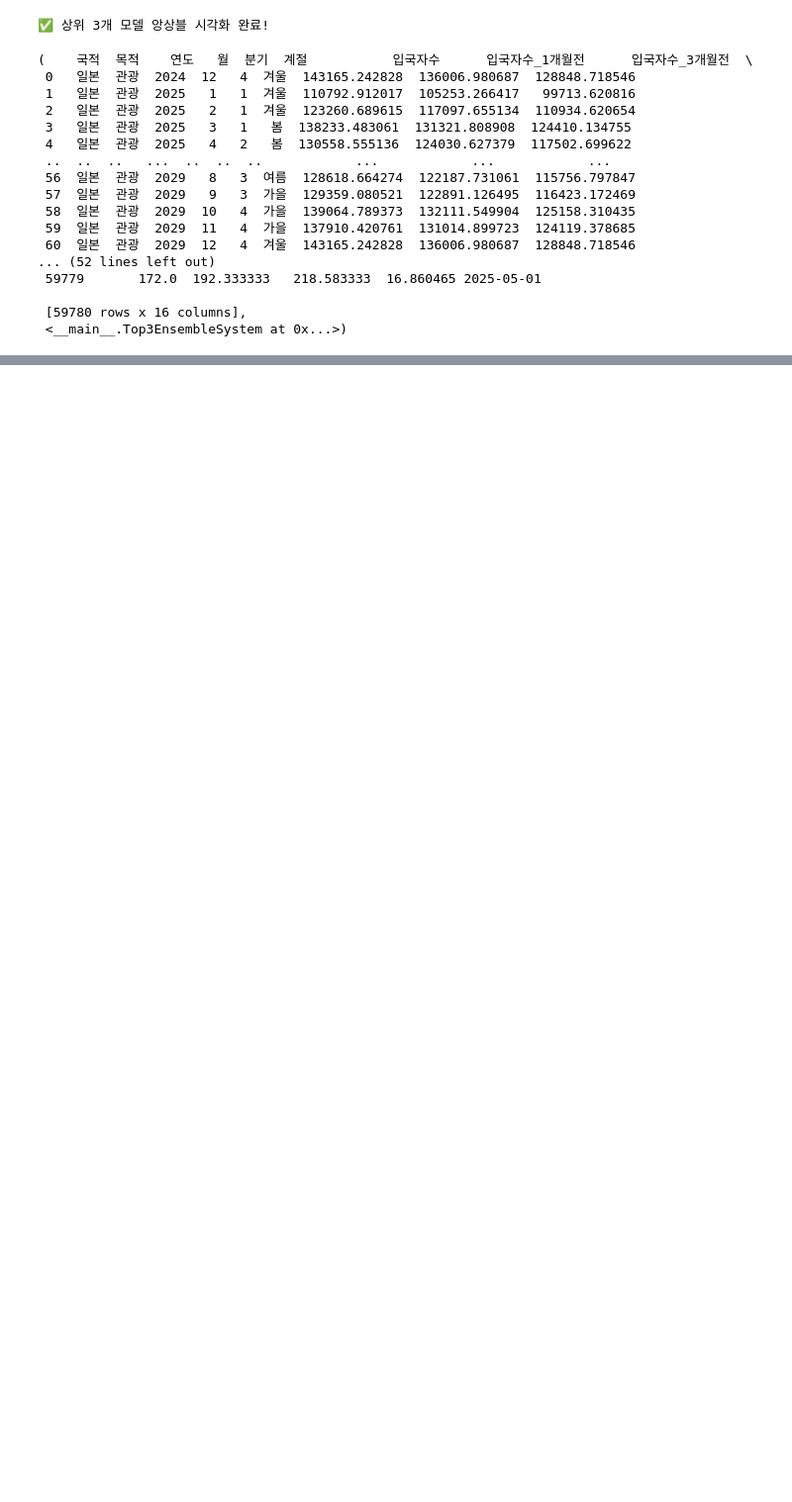
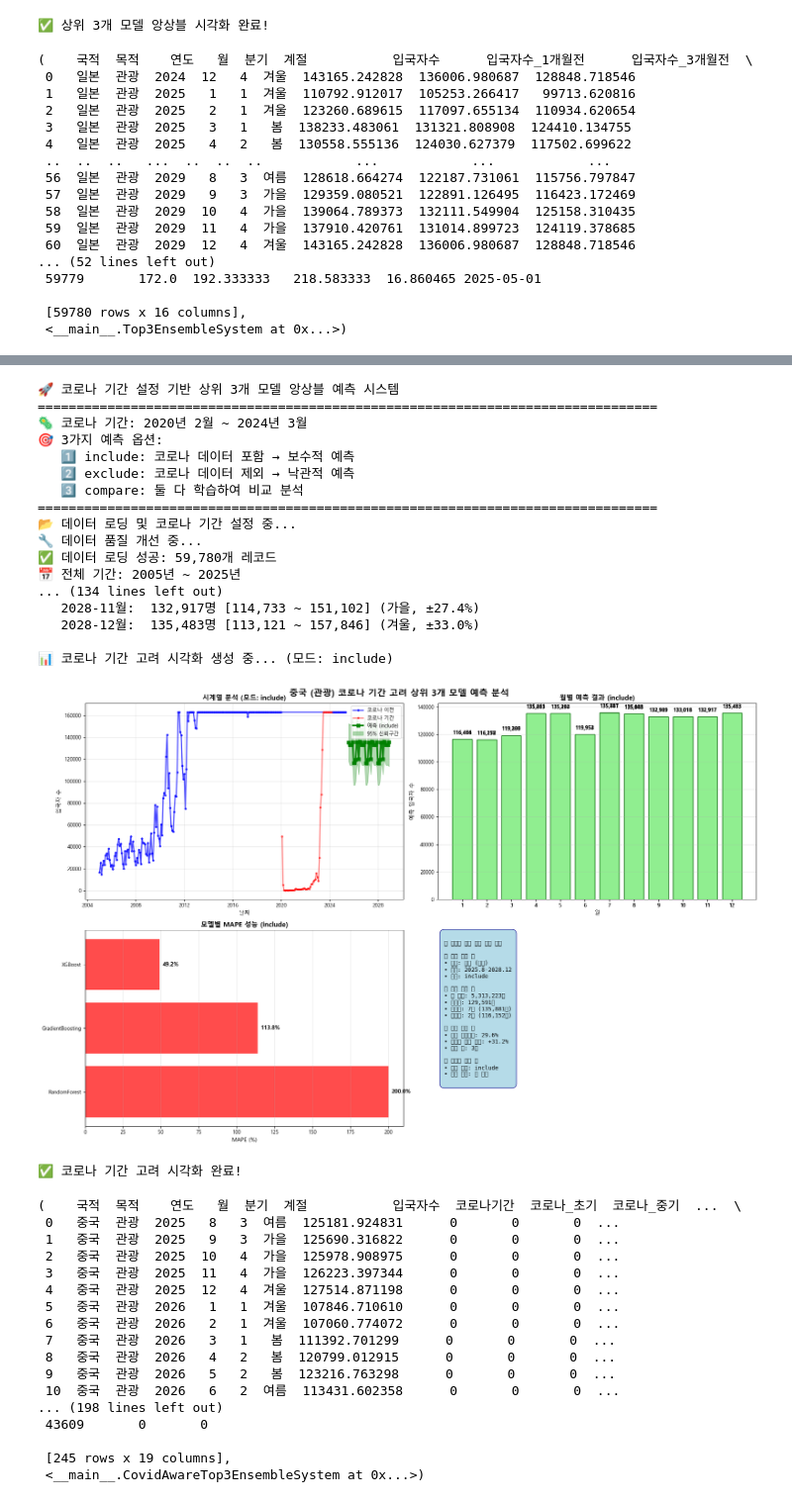
Before and after one commit to codingSsakAi/1stProject, a Jupyter notebook: jun/모델링/머닝러신 실제 모델링.ipynb, the cells around one changed output, grey strips where cells are left out. Shown at 99% size. Saved outputs shown, nothing was run; the diff lists cells and outputs as text; code cells hidden in the pictures; blank space fills up the shorter version.

```diff
--- a/jun/모델링/머닝러신 실제 모델링.ipynb
+++ b/jun/모델링/머닝러신 실제 모델링.ipynb
@@ -6673,0 +9108,39 @@ interactive_top3_forecast()
+# %%
+interactive_covid_aware_forecast()
+# %% [output]
+🚀 코로나 기간 설정 기반 상위 3개 모델 앙상블 예측 시스템
+================================================================================
+🦠 코로나 기간: 2020년 2월 ~ 2024년 3월
+🎯 3가지 예측 옵션:
+   1️⃣ include: 코로나 데이터 포함 → 보수적 예측
+   2️⃣ exclude: 코로나 데이터 제외 → 낙관적 예측
+   3️⃣ compare: 둘 다 학습하여 비교 분석
+================================================================================
+📂 데이터 로딩 및 코로나 기간 설정 중...
+🔧 데이터 품질 개선 중...
+✅ 데이터 로딩 성공: 59,780개 레코드
+📅 전체 기간: 2005년 ~ 2025년
+... (134 lines left out)
+   2028-11월:  132,917명 [114,733 ~ 151,102] (가을, ±27.4%)
+   2028-12월:  135,483명 [113,121 ~ 157,846] (겨울, ±33.0%)
+
+📊 코로나 기간 고려 시각화 생성 중... (모드: include)
+[figure, added]
+✅ 코로나 기간 고려 시각화 완료!
+(    국적  목적    연도   월  분기  계절           입국자수  코로나기간  코로나_초기  코로나_중기  ...  \
+ 0   중국  관광  2025   8   3  여름  125181.924831      0       0       0  ...
+ 1   중국  관광  2025   9   3  가을  125690.316822      0       0       0  ...
+ 2   중국  관광  2025  10   4  가을  125978.908975      0       0       0  ...
+ 3   중국  관광  2025  11   4  가을  126223.397344      0       0       0  ...
+ 4   중국  관광  2025  12   4  겨울  127514.871198      0       0       0  ...
+ 5   중국  관광  2026   1   1  겨울  107846.710610      0       0       0  ...
+ 6   중국  관광  2026   2   1  겨울  107060.774072      0       0       0  ...
+ 7   중국  관광  2026   3   1   봄  111392.701299      0       0       0  ...
+ 8   중국  관광  2026   4   2   봄  120799.012915      0       0       0  ...
+ 9   중국  관광  2026   5   2   봄  123216.763298      0       0       0  ...
+ 10  중국  관광  2026   6   2  여름  113431.602358      0       0       0  ...
+... (198 lines left out)
+ 43609       0       0
+
+ [245 rows x 19 columns],
+ <__main__.CovidAwareTop3EnsembleSystem at 0x...>)
```
Also changed, not shown: parts of 14 cells of this notebook, 1 other file.
